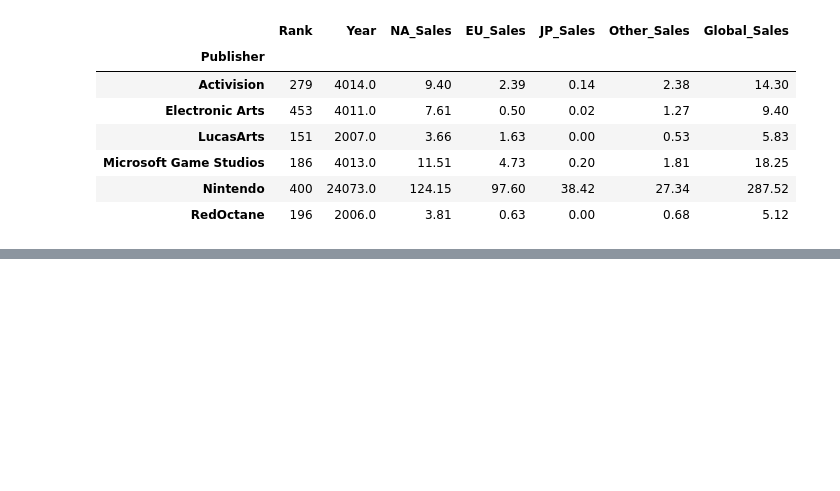
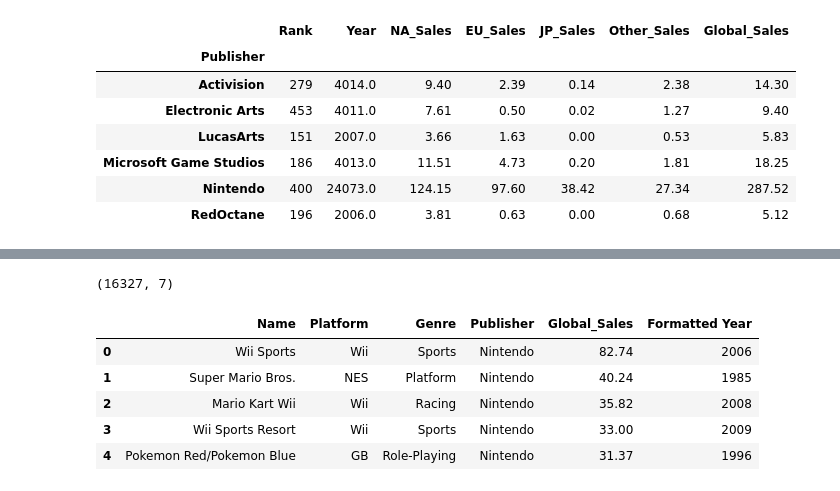
Before and after one commit to GlauberC/shg-pandas, a Jupyter notebook: pandasSharing.ipynb, the cells around one changed output, grey strips where cells are left out. Saved outputs shown, nothing was run; the diff lists cells and outputs as text; code cells hidden in the pictures; blank space fills up the shorter version.

```diff
--- a/pandasSharing.ipynb
+++ b/pandasSharing.ipynb
@@ -275,0 +351,3 @@ filtered_data.groupby("Publisher").sum()
+# %%
+selection =  t_data["Year"] > 1000
+selection
@@ -275,0 +367,15 @@ filtered_data.groupby("Publisher").sum()
+# %%
+t_data = t_data[selection]
+t_data.shape
+# %% [output]
+(16327, 7)
+# %%
+t_data = t_data.drop(columns=["Year"])
+t_data.head()
+# %% [output]
+|  | Name | Platform | Genre | Publisher | Global_Sales | Formatted Year |
+| 0 | Wii Sports | Wii | Sports | Nintendo | 82.74 | 2006 |
+| 1 | Super Mario Bros. | NES | Platform | Nintendo | 40.24 | 1985 |
+| 2 | Mario Kart Wii | Wii | Racing | Nintendo | 35.82 | 2008 |
+| 3 | Wii Sports Resort | Wii | Sports | Nintendo | 33.00 | 2009 |
+| 4 | Pokemon Red/Pokemon Blue | GB | Role-Playing | Nintendo | 31.37 | 1996 |
```
Also changed, not shown: parts of 25 cells of this notebook, 1 other file.
